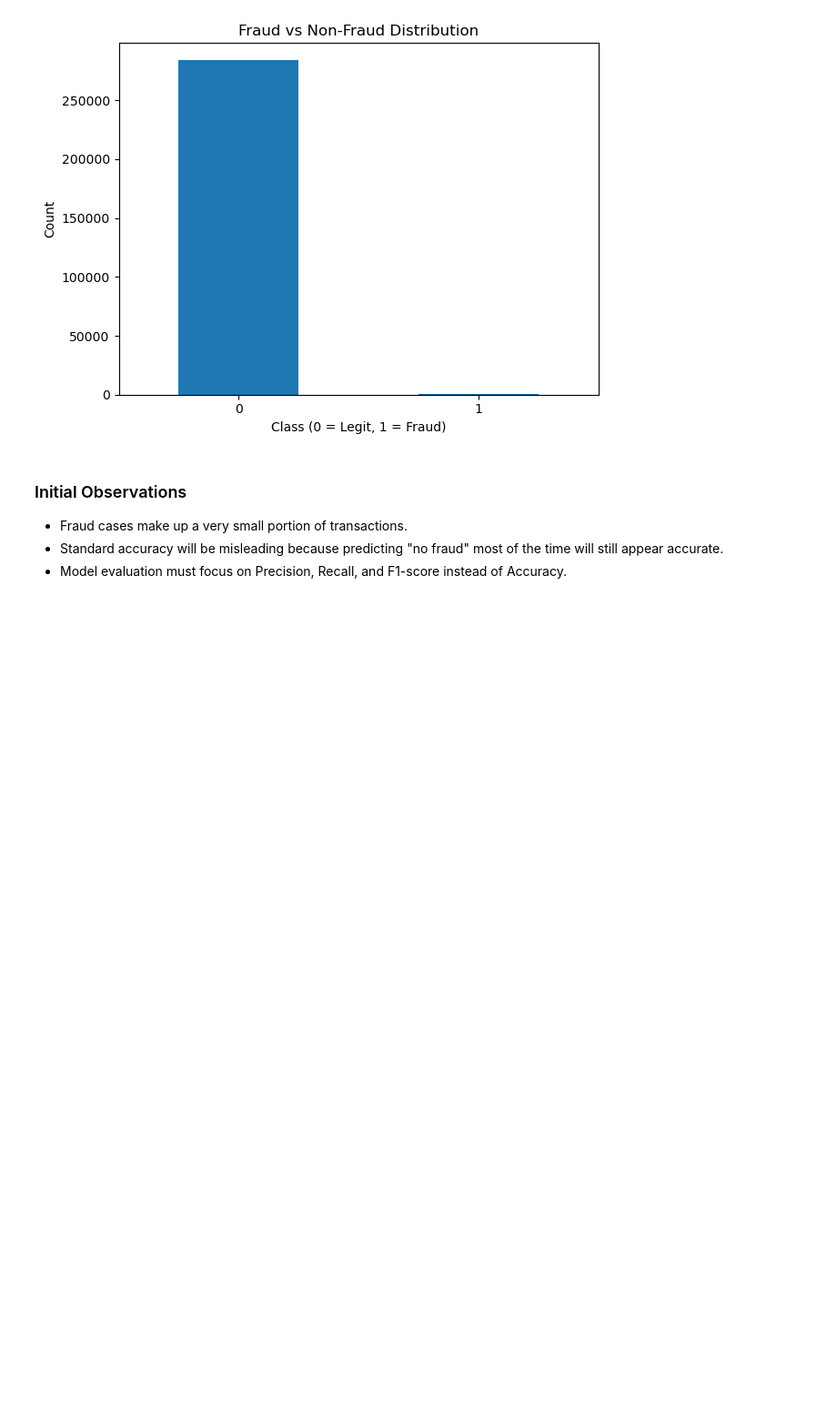
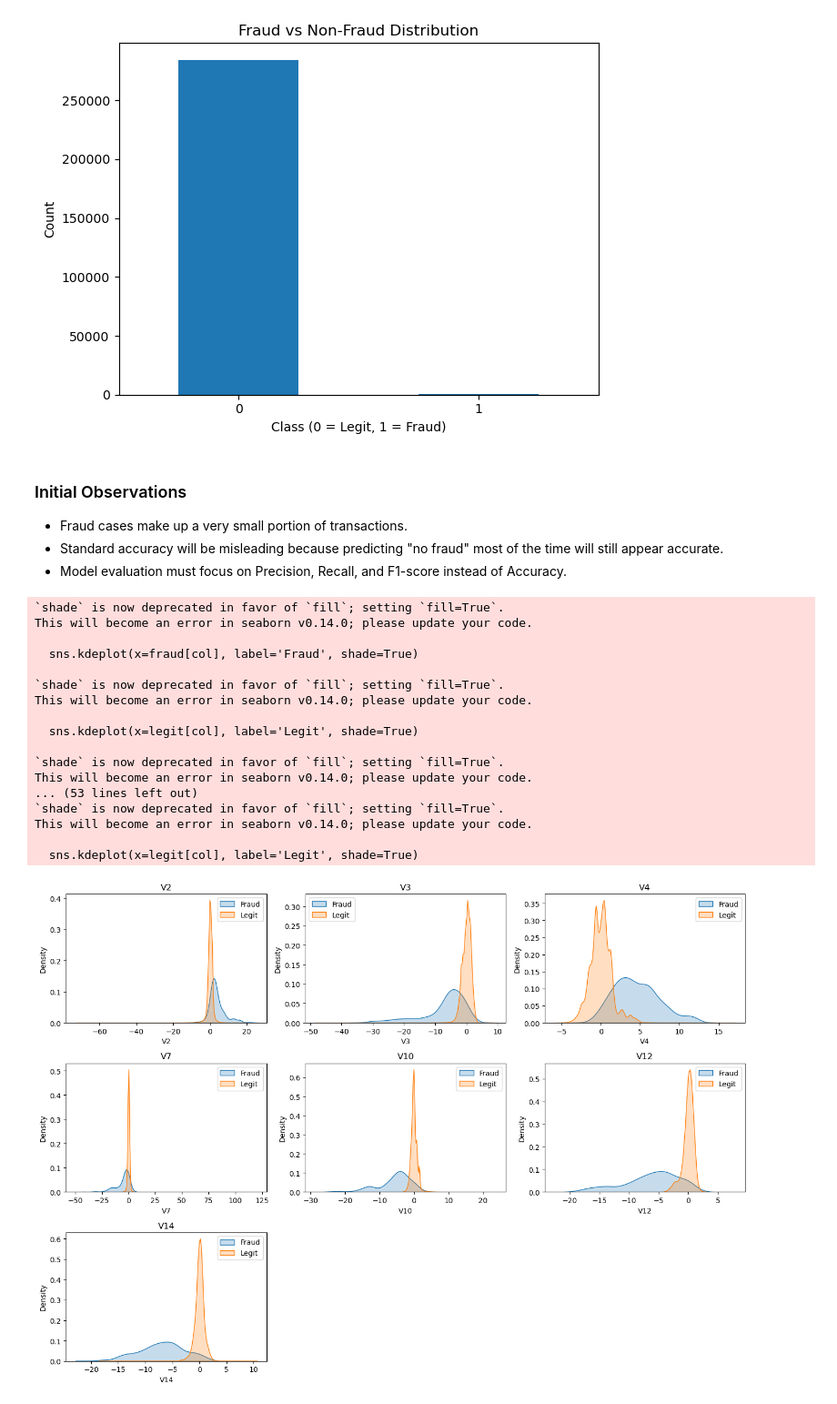
Before and after one commit to RahulSaini789/credit-card-fraud-detection, a Jupyter notebook: notebooks/fraud_eda.ipynb, the cells around one changed output. Shown: that part at 91% size. Saved outputs shown, nothing was run; the diff lists cells and outputs as text; code cells hidden in the pictures; blank space fills up the shorter version.

Commit message:
Add fraud vs legit feature distribution analysis and interpretation

```diff
--- a/notebooks/fraud_eda.ipynb
+++ b/notebooks/fraud_eda.ipynb
@@ -165,3 +166,39 @@ plt.show()
 - Fraud cases make up a very small portion of transactions.
 - Standard accuracy will be misleading because predicting "no fraud" most of the time will still appear accurate.
 - Model evaluation must focus on Precision, Recall, and F1-score instead of Accuracy.
+# %%
+fraud = df[df['Class'] == 1]
+legit = df[df['Class'] == 0]
+# %%
+features = ['V2', 'V3', 'V4', 'V7', 'V10', 'V12', 'V14']  # Known strong fraud indicators
+
+plt.figure(figsize=(14,10))
+for i, col in enumerate(features, 1):
+    plt.subplot(3,3,i)
+    sns.kdeplot(x=fraud[col], label='Fraud', shade=True)
+    sns.kdeplot(x=legit[col], label='Legit', shade=True)
+    plt.title(col)
+    plt.legend()
+
+plt.tight_layout()
+plt.savefig('../visuals/fraud_vs_legit_feature_distributions.png', dpi=300, bbox_inches='tight')
+plt.show()
+# %% [output]
+`shade` is now deprecated in favor of `fill`; setting `fill=True`.
+This will become an error in seaborn v0.14.0; please update your code.
+
+  sns.kdeplot(x=fraud[col], label='Fraud', shade=True)
+
+`shade` is now deprecated in favor of `fill`; setting `fill=True`.
+This will become an error in seaborn v0.14.0; please update your code.
+
+  sns.kdeplot(x=legit[col], label='Legit', shade=True)
+
+`shade` is now deprecated in favor of `fill`; setting `fill=True`.
+This will become an error in seaborn v0.14.0; please update your code.
+... (53 lines left out)
+`shade` is now deprecated in favor of `fill`; setting `fill=True`.
+This will become an error in seaborn v0.14.0; please update your code.
+
+  sns.kdeplot(x=legit[col], label='Legit', shade=True)
+[figure, added]
```
Also changed, not shown: parts of 2 cells of this notebook, 1 other file.
